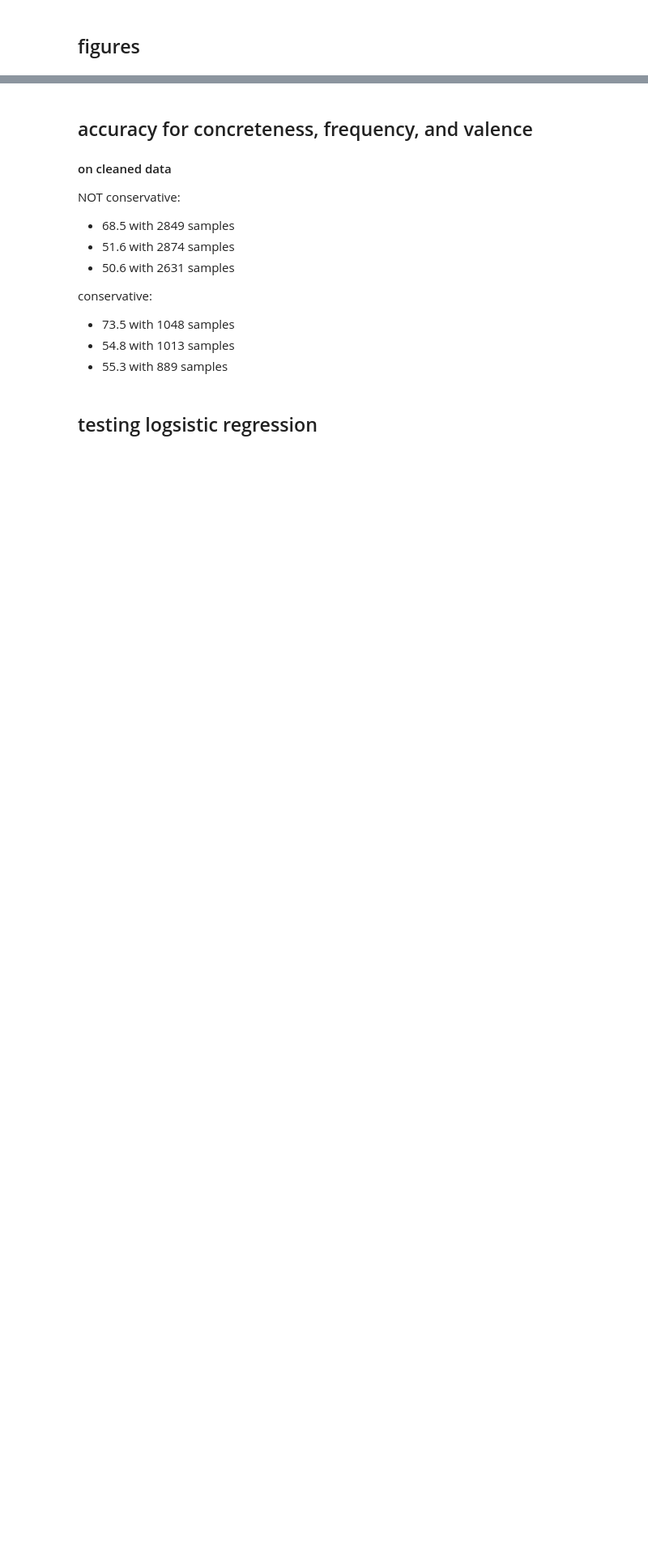
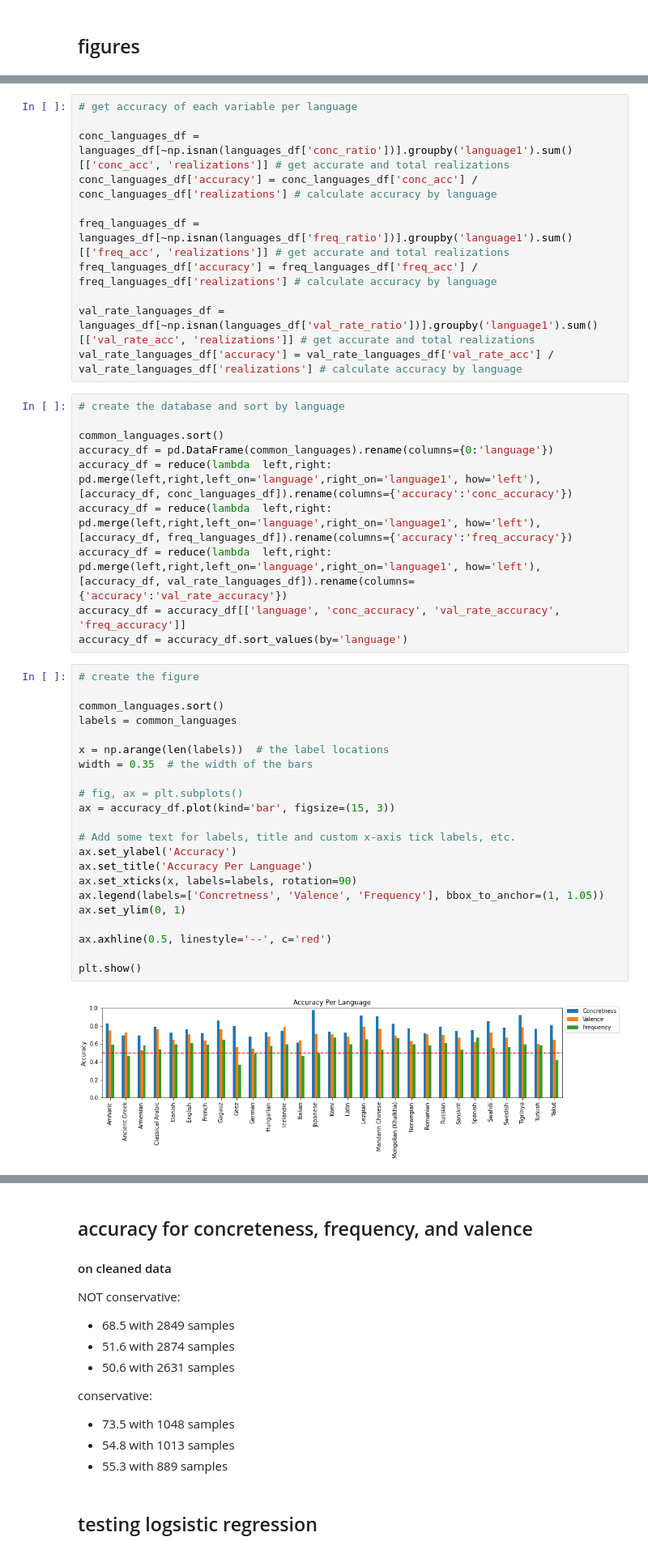
Before and after one commit to o-fugi/regularity-semantic-change, a Jupyter notebook: code/Predicting_Semantic_Direction.ipynb, the cells around one changed output, grey strips where cells are left out. Shown at 81% size. Drawn from its saved outputs; the diff is of its cells as text; blank space fills up the shorter version.

```diff
--- a/code/Predicting_Semantic_Direction.ipynb
+++ b/code/Predicting_Semantic_Direction.ipynb
@@ -348,0 +628,45 @@ plt.show()
+# %%
+# get accuracy of each variable per language
+
+conc_languages_df = languages_df[~np.isnan(languages_df['conc_ratio'])].groupby('language1').sum()[['conc_acc', 'realizations']] # get accurate and total realizations
+conc_languages_df['accuracy'] = conc_languages_df['conc_acc'] / conc_languages_df['realizations'] # calculate accuracy by language
+
+freq_languages_df = languages_df[~np.isnan(languages_df['freq_ratio'])].groupby('language1').sum()[['freq_acc', 'realizations']] # get accurate and total realizations
+freq_languages_df['accuracy'] = freq_languages_df['freq_acc'] / freq_languages_df['realizations'] # calculate accuracy by language
+
+val_rate_languages_df = languages_df[~np.isnan(languages_df['val_rate_ratio'])].groupby('language1').sum()[['val_rate_acc', 'realizations']] # get accurate and total realizations
+val_rate_languages_df['accuracy'] = val_rate_languages_df['val_rate_acc'] / val_rate_languages_df['realizations'] # calculate accuracy by language
+# %%
+# create the database and sort by language
+
+common_languages.sort()
+accuracy_df = pd.DataFrame(common_languages).rename(columns={0:'language'})
+accuracy_df = reduce(lambda  left,right: pd.merge(left,right,left_on='language',right_on='language1', how='left'), [accuracy_df, conc_languages_df]).rename(columns={'accuracy':'conc_accuracy'})
+accuracy_df = reduce(lambda  left,right: pd.merge(left,right,left_on='language',right_on='language1', how='left'), [accuracy_df, freq_languages_df]).rename(columns={'accuracy':'freq_accuracy'})
+accuracy_df = reduce(lambda  left,right: pd.merge(left,right,left_on='language',right_on='language1', how='left'), [accuracy_df, val_rate_languages_df]).rename(columns={'accuracy':'val_rate_accuracy'})
+accuracy_df = accuracy_df[['language', 'conc_accuracy', 'val_rate_accuracy', 'freq_accuracy']]
+accuracy_df = accuracy_df.sort_values(by='language')
+# %%
+# create the figure
+
+common_languages.sort()
+labels = common_languages
+
+x = np.arange(len(labels))  # the label locations
+width = 0.35  # the width of the bars
+
+# fig, ax = plt.subplots()
+ax = accuracy_df.plot(kind='bar', figsize=(15, 3))
+
+# Add some text for labels, title and custom x-axis tick labels, etc.
+ax.set_ylabel('Accuracy')
+ax.set_title('Accuracy Per Language')
+ax.set_xticks(x, labels=labels, rotation=90)
+ax.legend(labels=['Concretness', 'Valence', 'Frequency'], bbox_to_anchor=(1, 1.05))
+ax.set_ylim(0, 1)
+
+ax.axhline(0.5, linestyle='--', c='red')
+
+plt.show()
+# %% [output]
+[figure, added]
```
Also changed, not shown: parts of 31 cells of this notebook.
